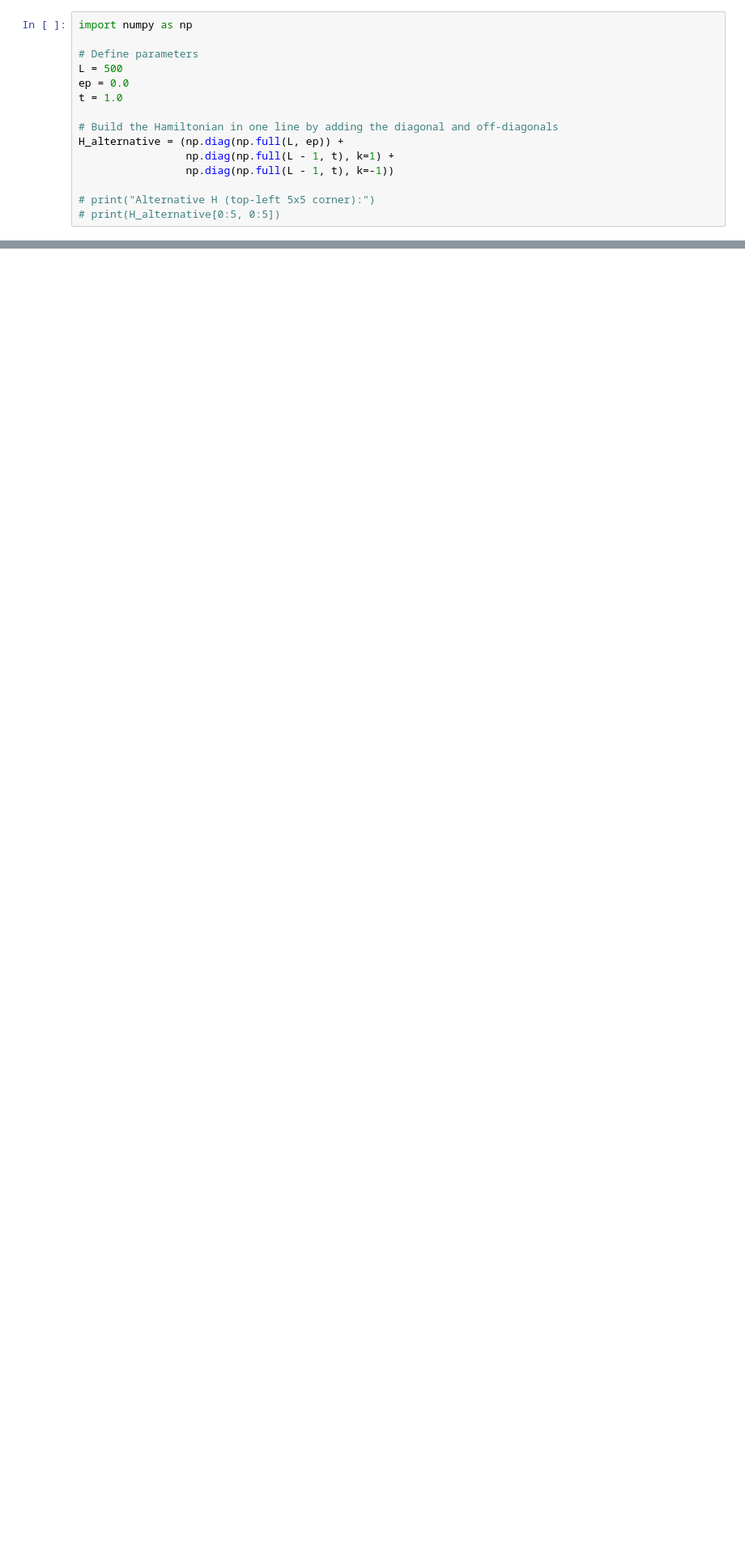
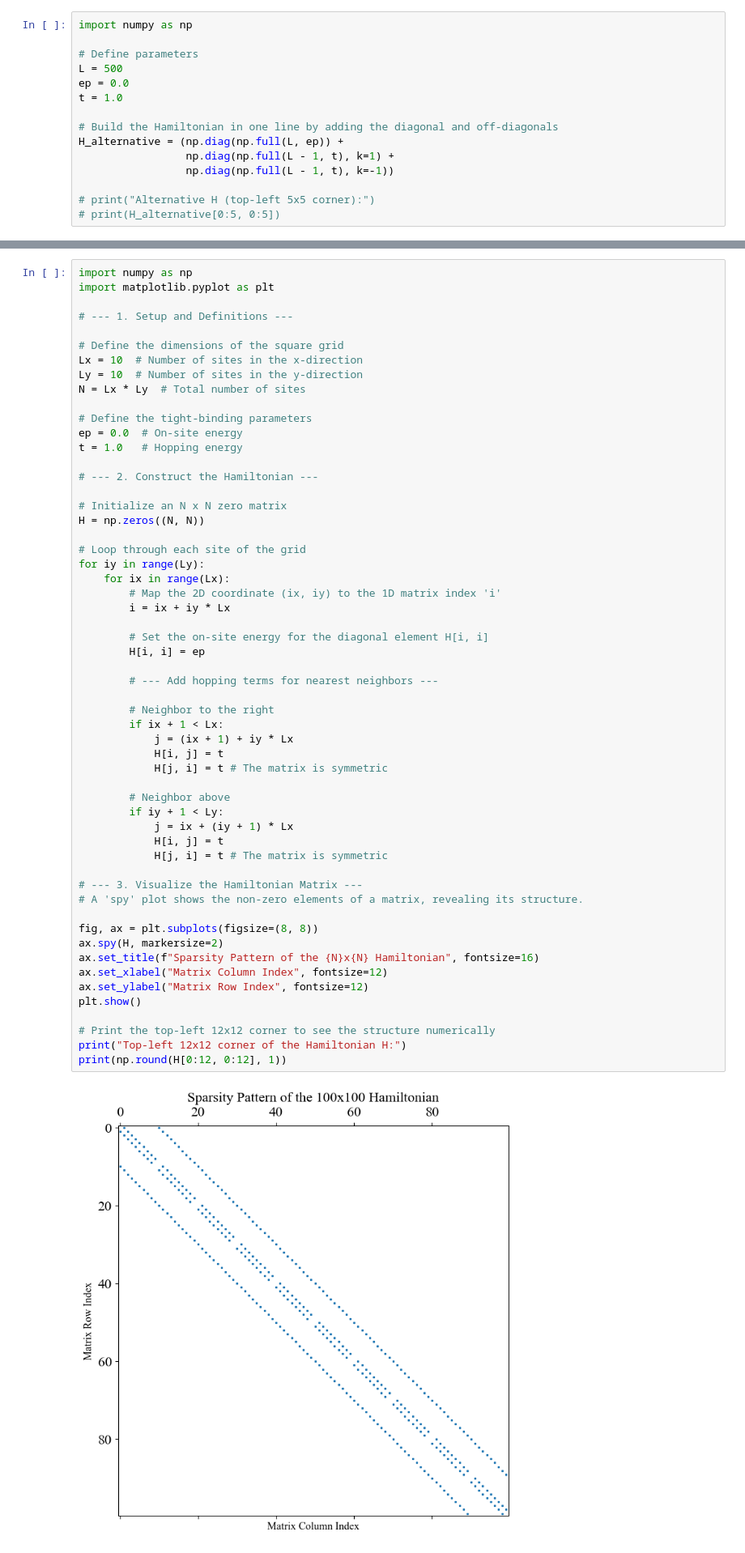
Before and after one commit to lucaslopeslage/real-space-tight-binding-for-topological-systems, a Jupyter notebook: chain.ipynb, the cells around one changed output, grey strips where cells are left out. Shown at 81% size. Saved outputs shown, nothing was run; the diff lists cells and outputs as text; blank space fills up the shorter version.

```diff
--- a/chain.ipynb
+++ b/chain.ipynb
@@ -278,0 +375,58 @@ plt.show()
+# %%
+import numpy as np
+import matplotlib.pyplot as plt
+
+# --- 1. Setup and Definitions ---
+
+# Define the dimensions of the square grid
+Lx = 10  # Number of sites in the x-direction
+Ly = 10  # Number of sites in the y-direction
+N = Lx * Ly  # Total number of sites
+
+# Define the tight-binding parameters
+ep = 0.0  # On-site energy
+t = 1.0   # Hopping energy
+
+# --- 2. Construct the Hamiltonian ---
+
+# Initialize an N x N zero matrix
+H = np.zeros((N, N))
+
+# Loop through each site of the grid
+for iy in range(Ly):
+    for ix in range(Lx):
+        # Map the 2D coordinate (ix, iy) to the 1D matrix index 'i'
+        i = ix + iy * Lx
+
+        # Set the on-site energy for the diagonal element H[i, i]
+        H[i, i] = ep
+
+        # --- Add hopping terms for nearest neighbors ---
+
+        # Neighbor to the right
+        if ix + 1 < Lx:
+            j = (ix + 1) + iy * Lx
+            H[i, j] = t
+            H[j, i] = t # The matrix is symmetric
+
+        # Neighbor above
+        if iy + 1 < Ly:
+            j = ix + (iy + 1) * Lx
+            H[i, j] = t
+            H[j, i] = t # The matrix is symmetric
+
+# --- 3. Visualize the Hamiltonian Matrix ---
+# A 'spy' plot shows the non-zero elements of a matrix, revealing its structure.
+
+fig, ax = plt.subplots(figsize=(8, 8))
+ax.spy(H, markersize=2)
+ax.set_title(f"Sparsity Pattern of the {N}x{N} Hamiltonian", fontsize=16)
+ax.set_xlabel("Matrix Column Index", fontsize=12)
+ax.set_ylabel("Matrix Row Index", fontsize=12)
+plt.show()
+
+# Print the top-left 12x12 corner to see the structure numerically
+print("Top-left 12x12 corner of the Hamiltonian H:")
+print(np.round(H[0:12, 0:12], 1))
+# %% [output]
+[figure, added]
```
Also changed, not shown: parts of 7 cells of this notebook.
